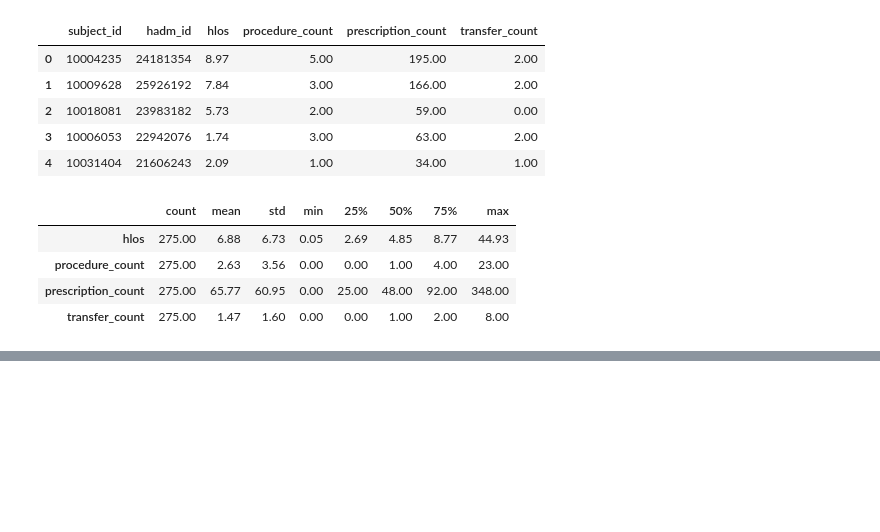
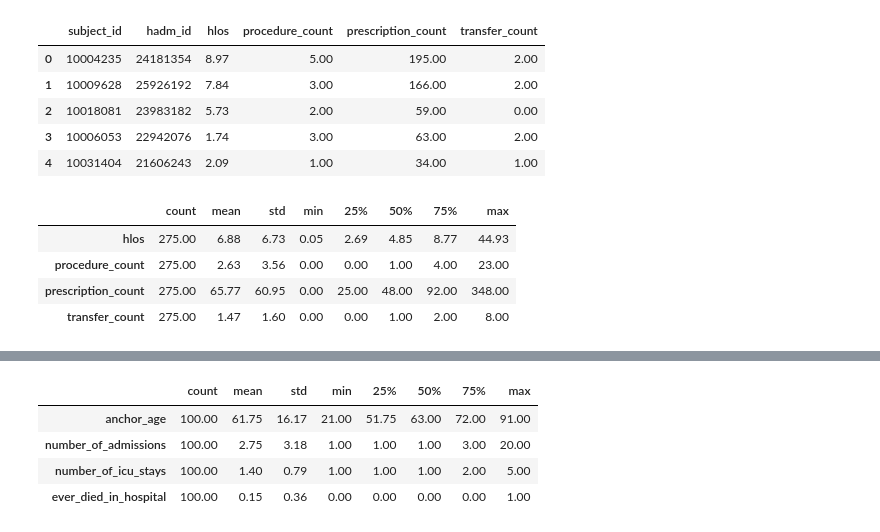
Before and after one commit to nakatuddesuzan/ICU-Patient-Care-Analysis, a Jupyter notebook: notebooks/01-exploration.ipynb, the cells around one changed output, grey strips where cells are left out. Saved outputs shown, nothing was run; the diff lists cells and outputs as text; code cells hidden in the pictures; blank space fills up the shorter version.

```diff
--- a/notebooks/01-exploration.ipynb
+++ b/notebooks/01-exploration.ipynb
@@ -1418,0 +1777,8 @@ resource_utilization[
+# %%
+patient_summary.drop(columns="subject_id").describe().T
+# %% [output]
+|  | count | mean | std | min | 25% | 50% | 75% | max |
+| anchor_age | 100.00 | 61.75 | 16.17 | 21.00 | 51.75 | 63.00 | 72.00 | 91.00 |
+| number_of_admissions | 100.00 | 2.75 | 3.18 | 1.00 | 1.00 | 1.00 | 3.00 | 20.00 |
+| number_of_icu_stays | 100.00 | 1.40 | 0.79 | 1.00 | 1.00 | 1.00 | 2.00 | 5.00 |
+| ever_died_in_hospital | 100.00 | 0.15 | 0.36 | 0.00 | 0.00 | 0.00 | 0.00 | 1.00 |
```
Also changed, not shown: parts of 45 cells of this notebook, 5 other files.
